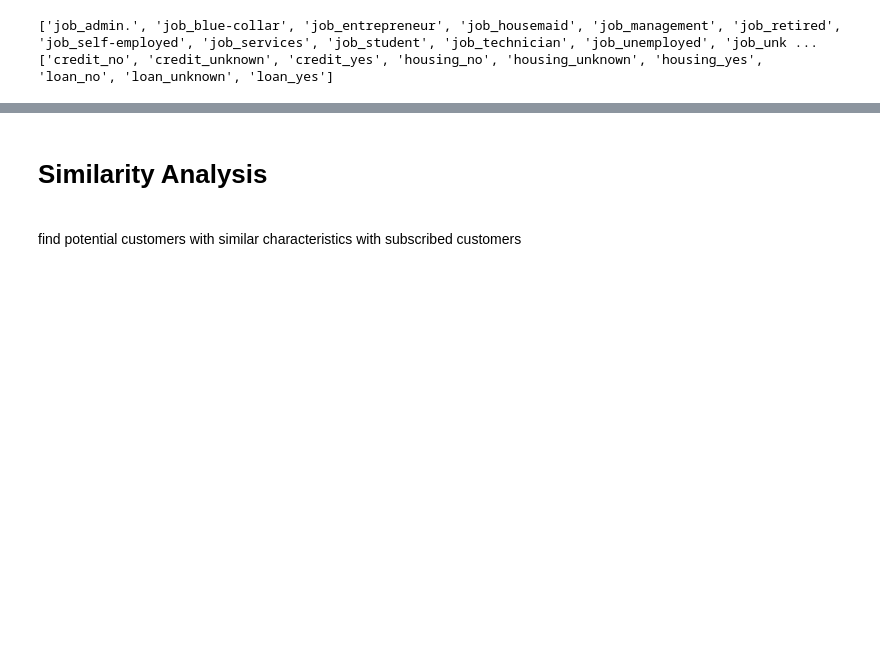
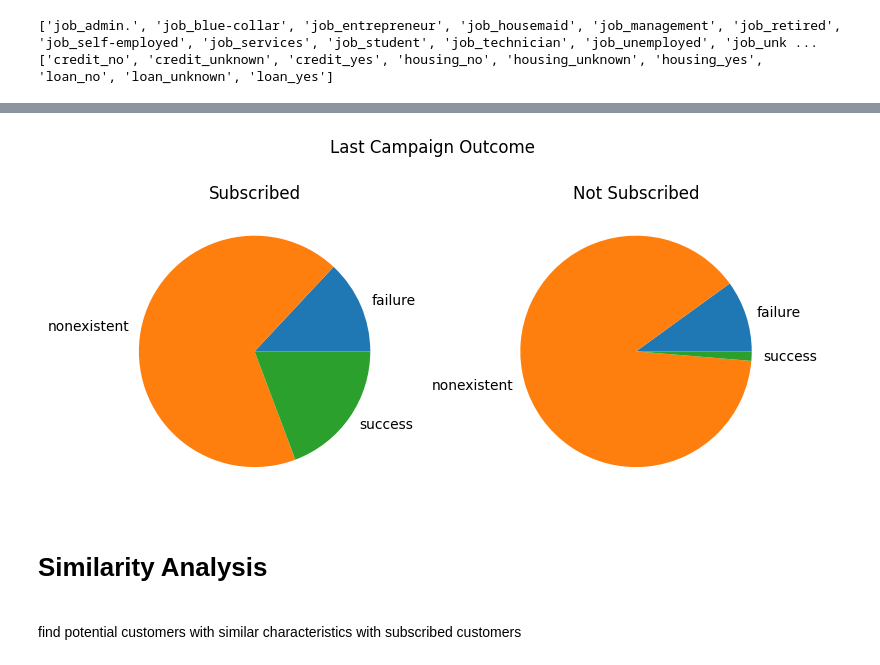
Before and after one commit to llh139/Data-Analytics-Portfolio, a Jupyter notebook: Bank Marketing Campaign Analysis/Bank Marketing Campaign Analysis.ipynb, the cells around one changed output, grey strips where cells are left out. Saved outputs shown, nothing was run; the diff lists cells and outputs as text; code cells hidden in the pictures; blank space fills up the shorter version.

```diff
--- a/Bank Marketing Campaign Analysis/Bank Marketing Campaign Analysis.ipynb
+++ b/Bank Marketing Campaign Analysis/Bank Marketing Campaign Analysis.ipynb
@@ -161,3 +198,18 @@ print(finance_categories_list)
+# %%
+df_poutcome_subscribe = df_back_up[df_back_up['y'] == 'yes'].groupby(['poutcome'])['y'].count()
+df_poutcome_unsubscribe = df_back_up[df_back_up['y'] == 'no'].groupby(['poutcome'])['y'].count()
+fig = plt.figure(figsize=(8, 4))
+ax1 = fig.add_subplot(1, 2, 1)
+ax1.pie(df_poutcome_subscribe, labels=df_poutcome_subscribe.index)
+ax1.set_title('Subscribed')
+ax2 = fig.add_subplot(1, 2, 2)
+ax2.pie(df_poutcome_unsubscribe, labels=df_poutcome_unsubscribe.index)
+ax2.set_title('Not Subscribed')
+fig.suptitle('Last Campaign Outcome')
+fig.tight_layout()
+plt.show()
+# %% [output]
+[figure, added]
 # %% [markdown]
 # **Similarity Analysis**
 <br>find potential customers with similar characteristics with subscribed customers
```
Also changed, not shown: parts of 5 cells of this notebook.
